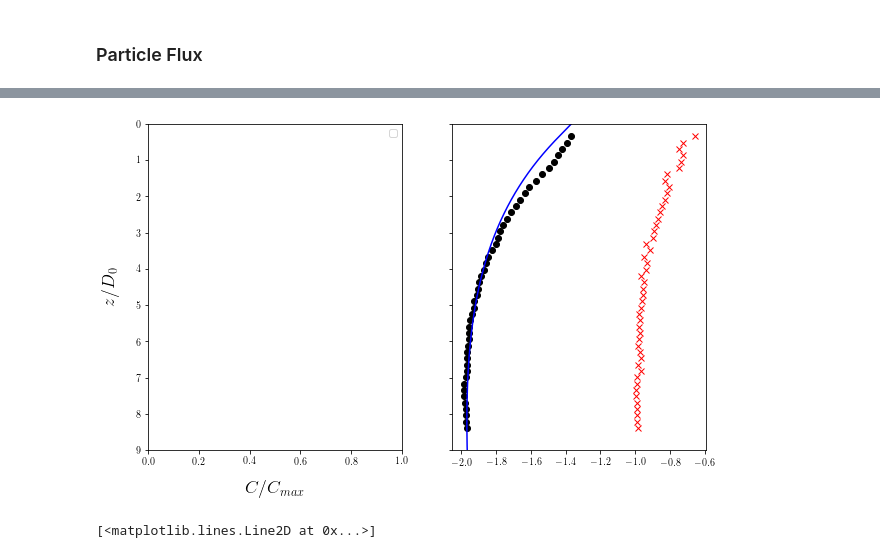
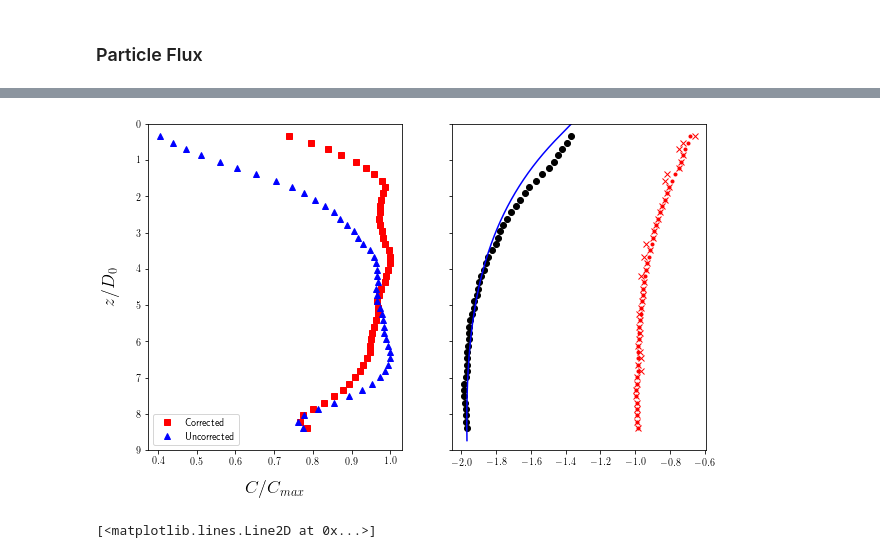
Before and after one commit to ajpetersen25/PLPlumes, a Jupyter notebook: Code/playground.ipynb, the cells around one changed output, grey strips where cells are left out. Saved outputs shown, nothing was run; the diff lists cells and outputs as text; code cells hidden in the pictures.

```diff
--- a/Code/playground.ipynb
+++ b/Code/playground.ipynb
@@ -91,7 +91,7 @@ for r in range(8,img.iy-8,16):
     for c in range(8,img.ix-8,16):
         #print int(r/16),int(c/16)
         c_map[int(r/16),int(c/16)] = np.mean(mean_c_phi[slice(r,r+16,1),slice(c,c+16,1)])
-        #c_map2[int(r/16),int(c/16)] = np.mean(mean_c2[slice(r,r+16,1),slice(c,c+16,1)])
+        c_map2[int(r/16),int(c/16)] = np.mean(mean_c2[slice(r,r+16,1),slice(c,c+16,1)])
 # %%
 
 W_plume=W_bar#nma.masked_greater(W_bar,-5)
@@ -99,34 +99,36 @@ W_plume=W_bar#nma.masked_greater(W_bar,-5)
 # %%
 centerline = np.zeros((2,W_bar.shape[0]))
 for r in range(0,W_bar.shape[0]):
     centerline[0,r] = r
     try:
         centerline[1,r] = (np.where(W_bar[r,:] == nma.min(W_bar[:,:],axis=1)[r])[0])
     except:
         centerline[1,r] = np.nan
 centerline_pix = (centerline*16+16.5)
 Z = (800-centerline_pix[0])/cal/D_0
 #centerline concentration and velocity
 f,ax = plt.subplots(1,2,figsize=(10,6),sharey=True)
 #ax[0].plot(c_map[centerline[0][1:-1].astype('int'),
 #                 centerline[1][1:-1].astype('int')]/np.max(c_map),Z[1:-1],'rs',
 #          c_map2[centerline[0][1:-1].astype('int'),
 #                 centerline[1][1:-1].astype('int')]/np.max(c_map2),Z[1:-1],'b^')
-#ax[0].plot(np.sum(c_map,axis=1)[1:-1]/np.max(np.sum(c_map,axis=1)[1:-1]),Z[1:-1],'rs',
-#          np.sum(c_map2,axis=1)[1:-1]/np.max(np.sum(c_map2,axis=1)[1:-1]),Z[1:-1],'b^')
+ax[0].plot(np.sum(c_map,axis=1)[1:-1]/np.max(np.sum(c_map,axis=1)[1:-1]),Z[1:-1],'rs',
+          np.sum(c_map2,axis=1)[1:-1]/np.max(np.sum(c_map2,axis=1)[1:-1]),Z[1:-1],'b^')
 ax[0].legend(['Corrected','Uncorrected'])
 ax[0].set_xlabel('$C/C_{max}$',labelpad=15,fontsize=18)
 ax[0].set_ylabel('$z/D_0$',labelpad=15,fontsize=18)
 ax[0].set_ylim(9,0);
 
 ax[1].plot(nma.min(W_plume[:,:],axis=1)/cal/deltat,Z,'ko')
 #ax[1].plot(np.polyval(np.polyfit(Z[35:-1],nma.min(W_bar[:,:],axis=1)[35:-1].data,1)/cal/deltat,Z[35:-1]),Z[35:-1],'g-',linewidth=4)
 #ax[1].text(-1.9,1.5,r'$\frac{dw_z}{dz}=-7.8$ [1/s]',fontsize=15,color='darkgreen')
 #ax[1].set_xlabel('$W_c$ [m/s]',labelpad=15,fontsize=18);
 ax[1].plot(tophat,Z[1:-1],'rx')
+ax[1].plot(nma.min(W_plume[:,:],axis=1)/cal/deltat/2,Z,'r.')
+
 ax[1].plot(-wp[0:-1],s/cal/D_0,'b-');
 # %% [output]
-[figure, old version]
+[figure, new version]
 # %%
 plt.plot(Z,nma.min(W_plume[:,:],axis=1)/cal/deltat/2,'k.')
 p=np.interp(s/cal/D_0,np.flip(Z[1:-1]),np.flip(nma.min(W_plume[1:-1,:],axis=1)/cal/deltat/2))
```
Also changed, not shown: parts of 43 cells of this notebook.
